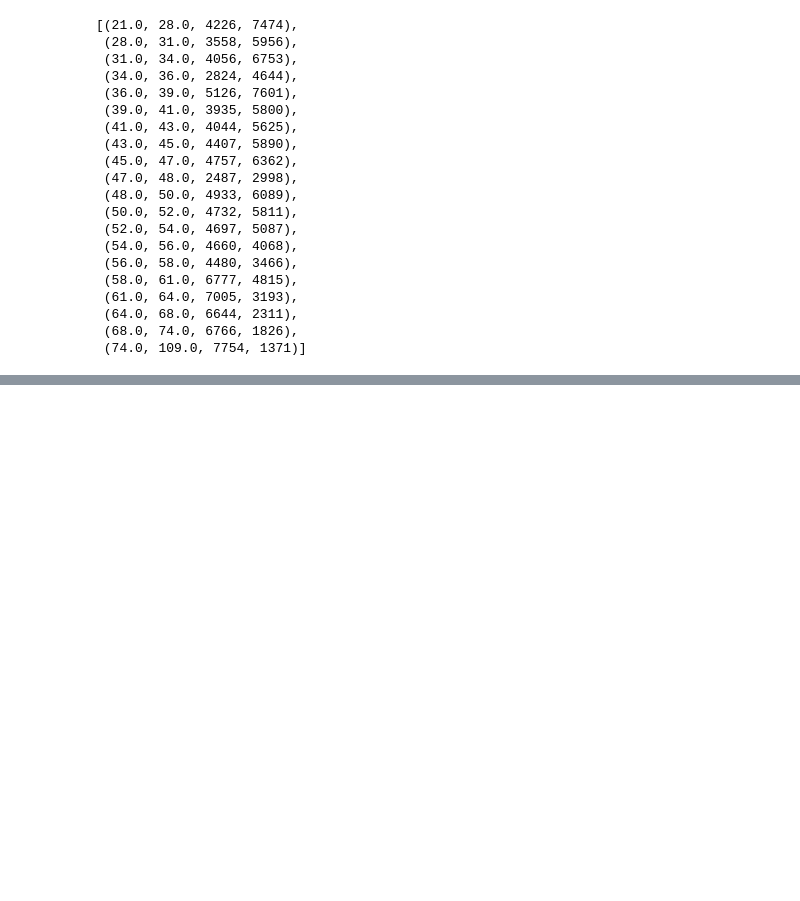
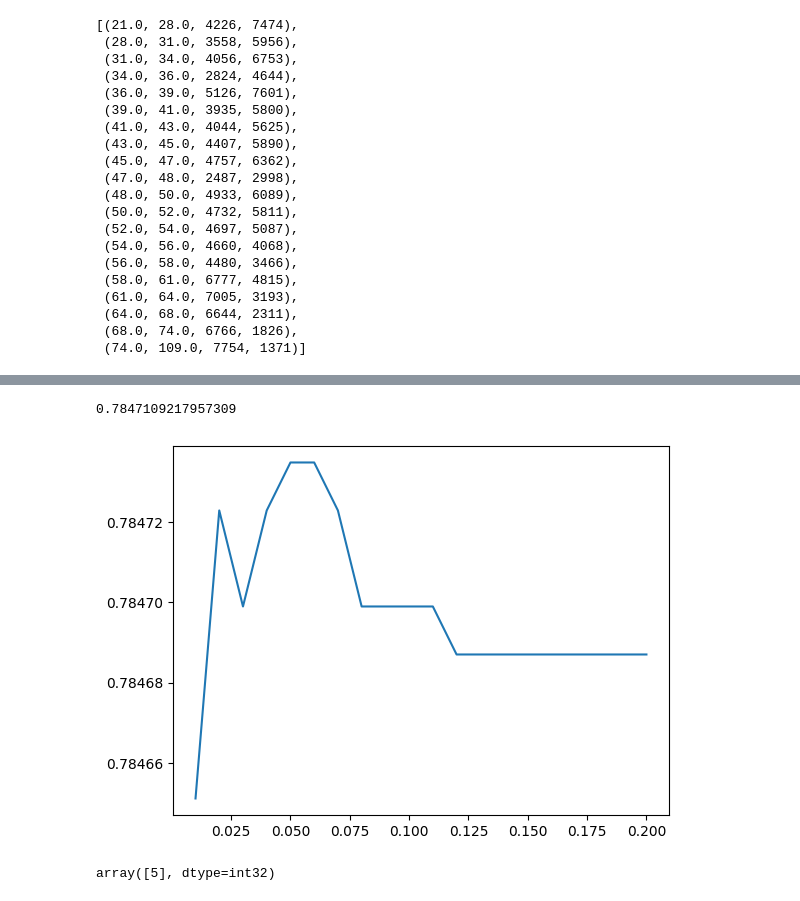
Before and after one commit to Ripple3547/caicai-sklearn, a Jupyter notebook: codes/5.ipynb, the cells around one changed output, grey strips where cells are left out. Cells and saved outputs as stored; diff of their text form; code cells hidden in the pictures; blank space fills up the shorter version.

```diff
--- a/codes/5.ipynb
+++ b/codes/5.ipynb
@@ -536,0 +938,6 @@ num_bins
+# %%
+vali_x = vali_woe
+vali_y = vali_data["SeriousDlqin2yrs"]
+# %%
+x = model_woe.iloc[:, :-1]
+y = model_woe.iloc[:, -1]
@@ -536,0 +947,24 @@ num_bins
+# %%
+lr = LR().fit(x, y)
+lr.score(vali_x, vali_y)
+# %% [output]
+0.7847109217957309
+# %%
+c_1 = np.linspace(0.01, 1, 20)
+c_2 = np.linspace(0.01, 0.2, 20)
+# %%
+score = []
+for i in c_2:
+    lr = LR(solver="liblinear", C=i).fit(x,y)
+    score.append(lr.score(vali_x, vali_y))
+
+plt.figure()
+plt.plot(c_2, score)
+plt.show()
+# %% [output]
+[figure, added]
+# %%
+# 模型效果受限，调max_iter
+lr.n_iter_
+# %% [output]
+array([5], dtype=int32)
```
Also changed, not shown: parts of 50 cells of this notebook, 4 other files.
